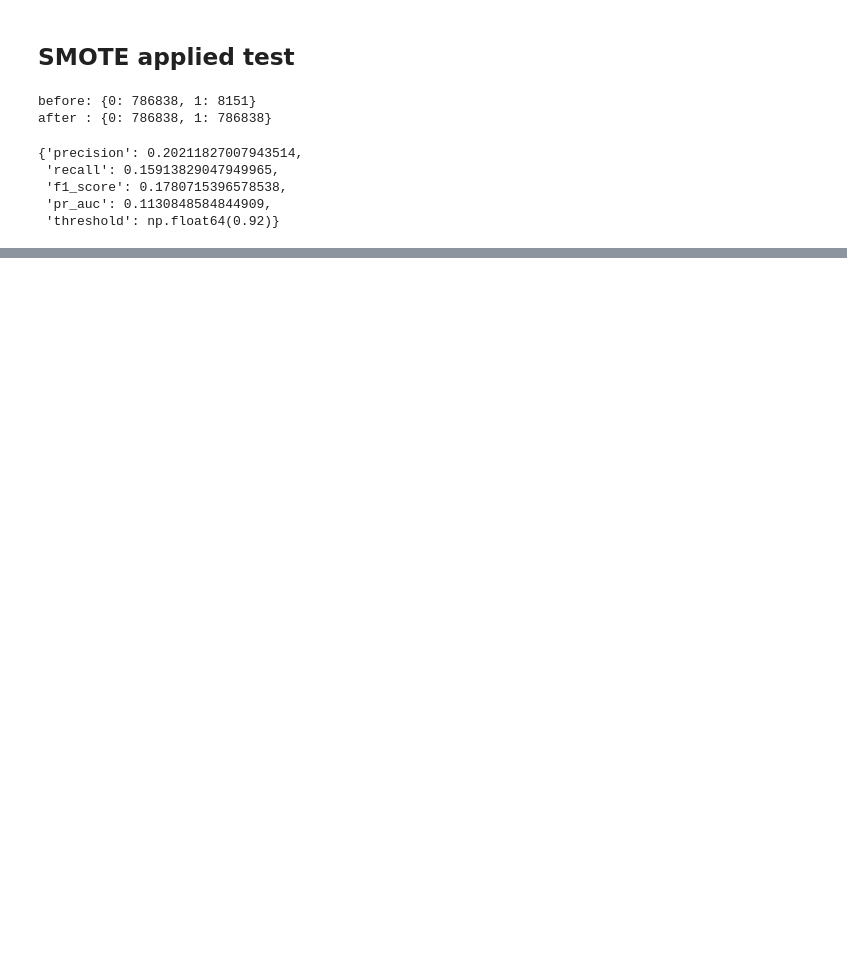
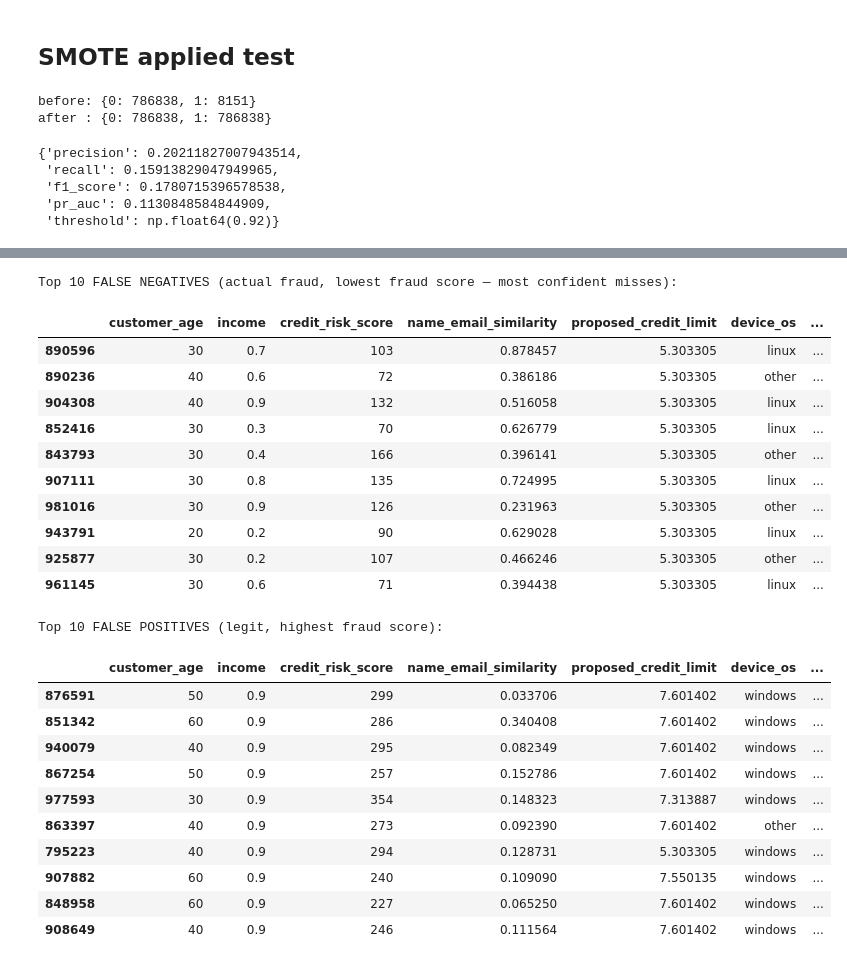
Before and after one commit to Aomsub101/Fraud-Detection, a Jupyter notebook: notebooks/02_models.ipynb, the cells around one changed output, grey strips where cells are left out. Saved outputs shown, nothing was run; the diff lists cells and outputs as text; code cells hidden in the pictures; blank space fills up the shorter version.

```diff
--- a/notebooks/02_models.ipynb
+++ b/notebooks/02_models.ipynb
@@ -367,0 +534,10 @@ Did not meet early stopping. Best iteration is:
+# %%
+catboost = CatBoostClassifier(iterations=500, learning_rate=0.02, depth=8,
+                              random_seed=42, verbose=0)
+catboost.fit(X_train_us, y_train_us, cat_features=cat_cols,
+             early_stopping_rounds=50, eval_set=(X_test, y_test))
+
+score_model("catboost_under",
+            catboost.predict_proba(X_train)[:, 1],
+            catboost.predict_proba(X_test)[:, 1],
+            model=catboost, X_test_used=X_test)
@@ -367,0 +686,21 @@ Did not meet early stopping. Best iteration is:
+# %%
+err["age_group"] = np.where(err["customer_age"] >= 50, ">=50", "<50")
+
+def rates(sub):
+    tp = ((sub.y_true == 1) & (sub.y_pred == 1)).sum()
+    fn = ((sub.y_true == 1) & (sub.y_pred == 0)).sum()
+    fp = ((sub.y_true == 0) & (sub.y_pred == 1)).sum()
+    tn = ((sub.y_true == 0) & (sub.y_pred == 0)).sum()
+    return pd.Series({"n": len(sub), "frauds": int(tp + fn),
+                      "recall_TPR": tp / (tp + fn) if (tp + fn) else np.nan,
+                      "FPR": fp / (fp + tn) if (fp + tn) else np.nan})
+
+age_tbl = err.groupby("age_group").apply(rates)
+print("Errors by customer_age group:\n", age_tbl, "\n")
+print(f"equal-opportunity  (TPR ratio): {age_tbl.recall_TPR.min() / age_tbl.recall_TPR.max():.3f}")
+print(f"predictive-equality (FPR ratio): {age_tbl.FPR.min() / age_tbl.FPR.max():.3f}")
+
+dev = (err[err.y_true == 1].groupby("device_os")
+       .agg(frauds=("y_true", "size"), caught=("y_pred", "sum")))
+dev["recall"] = dev["caught"] / dev["frauds"]
+print("\nFraud recall by device_os:\n", dev)
@@ -367,0 +725,34 @@ Did not meet early stopping. Best iteration is:
+# %%
+cols = ["customer_age", "income", "credit_risk_score", "name_email_similarity",
+        "proposed_credit_limit", "device_os", "score"]
+
+print("Top 10 FALSE NEGATIVES (actual fraud, lowest fraud score — most confident misses):")
+display(err[err.error_type == "FN"].nsmallest(10, "score")[cols])
+
+print("\nTop 10 FALSE POSITIVES (legit, highest fraud score):")
+display(err[err.error_type == "FP"].nlargest(10, "score")[cols])
+# %% [output]
+Top 10 FALSE NEGATIVES (actual fraud, lowest fraud score — most confident misses):
+|  | customer_age | income | credit_risk_score | name_email_similarity | proposed_credit_limit | device_os | ... |
+| 890596 | 30 | 0.7 | 103 | 0.878457 | 5.303305 | linux | ... |
+| 890236 | 40 | 0.6 | 72 | 0.386186 | 5.303305 | other | ... |
+| 904308 | 40 | 0.9 | 132 | 0.516058 | 5.303305 | linux | ... |
+| 852416 | 30 | 0.3 | 70 | 0.626779 | 5.303305 | linux | ... |
+| 843793 | 30 | 0.4 | 166 | 0.396141 | 5.303305 | other | ... |
+| 907111 | 30 | 0.8 | 135 | 0.724995 | 5.303305 | linux | ... |
+| 981016 | 30 | 0.9 | 126 | 0.231963 | 5.303305 | other | ... |
+| 943791 | 20 | 0.2 | 90 | 0.629028 | 5.303305 | linux | ... |
+| 925877 | 30 | 0.2 | 107 | 0.466246 | 5.303305 | other | ... |
+| 961145 | 30 | 0.6 | 71 | 0.394438 | 5.303305 | linux | ... |
+Top 10 FALSE POSITIVES (legit, highest fraud score):
+|  | customer_age | income | credit_risk_score | name_email_similarity | proposed_credit_limit | device_os | ... |
+| 876591 | 50 | 0.9 | 299 | 0.033706 | 7.601402 | windows | ... |
+| 851342 | 60 | 0.9 | 286 | 0.340408 | 7.601402 | windows | ... |
+| 940079 | 40 | 0.9 | 295 | 0.082349 | 7.601402 | windows | ... |
+| 867254 | 50 | 0.9 | 257 | 0.152786 | 7.601402 | windows | ... |
+| 977593 | 30 | 0.9 | 354 | 0.148323 | 7.313887 | windows | ... |
+| 863397 | 40 | 0.9 | 273 | 0.092390 | 7.601402 | other | ... |
+| 795223 | 40 | 0.9 | 294 | 0.128731 | 5.303305 | windows | ... |
+| 907882 | 60 | 0.9 | 240 | 0.109090 | 7.550135 | windows | ... |
+| 848958 | 60 | 0.9 | 227 | 0.065250 | 7.601402 | windows | ... |
+| 908649 | 40 | 0.9 | 246 | 0.111564 | 7.601402 | windows | ... |
```
Also changed, not shown: parts of 29 cells of this notebook, 9 other files.
